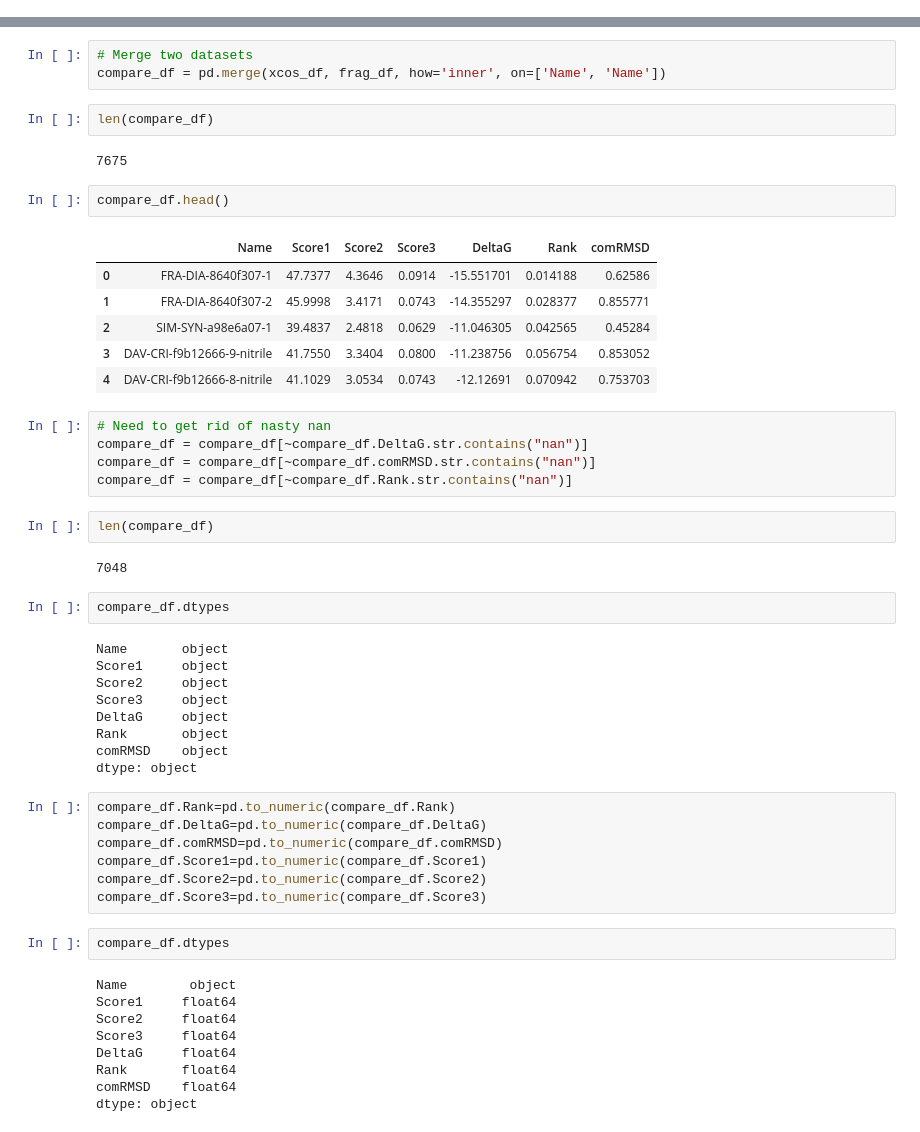
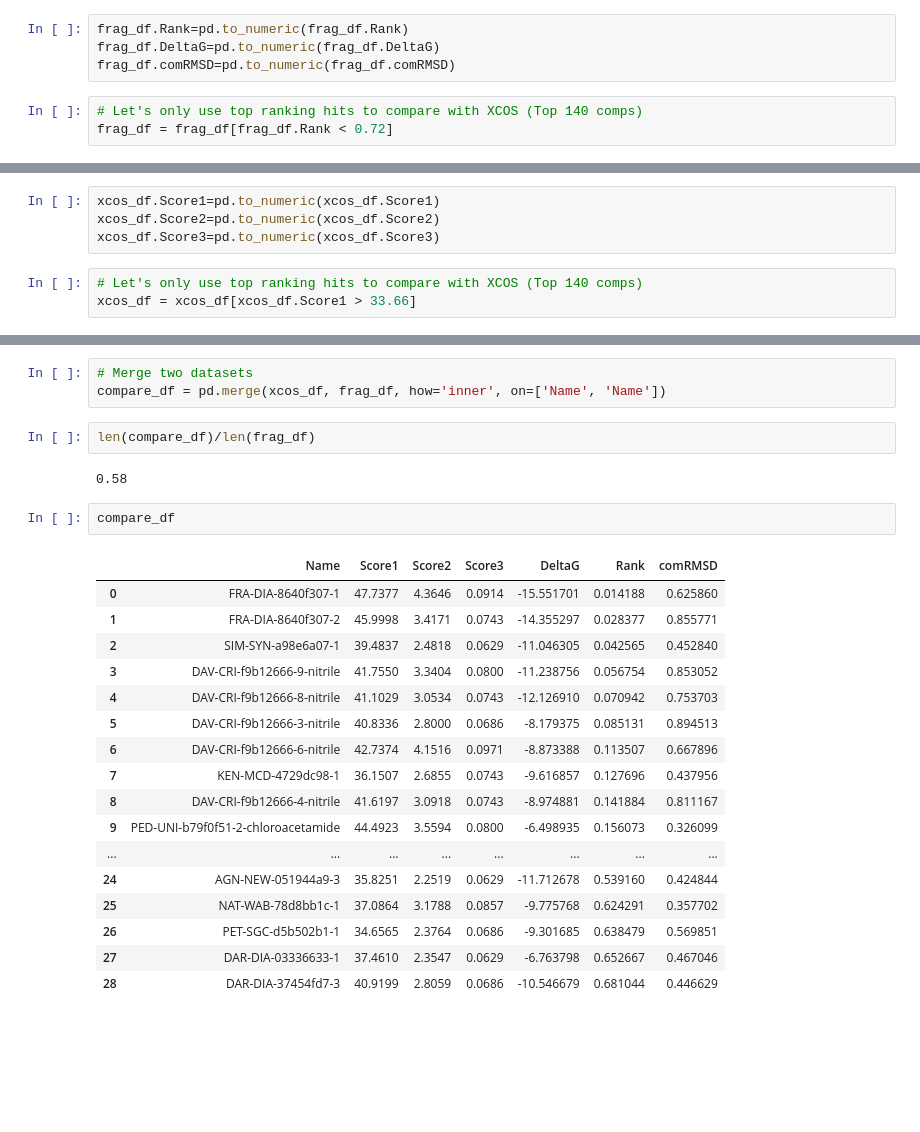
Before and after one commit to Waztom/xchem-notebooks, a Jupyter notebook: XCOSFragmenStein.ipynb, the cells around one changed output, grey strips where cells are left out. Cells and saved outputs as stored; diff of their text form; blank space fills up the shorter version.

```diff
--- a/XCOSFragmenStein.ipynb
+++ b/XCOSFragmenStein.ipynb
@@ -26,0 +32,7 @@ frag_df.head()
+# %%
+frag_df.Rank=pd.to_numeric(frag_df.Rank)
+frag_df.DeltaG=pd.to_numeric(frag_df.DeltaG)
+frag_df.comRMSD=pd.to_numeric(frag_df.comRMSD)
+# %%
+# Let's only use top ranking hits to compare with XCOS (Top 140 comps)
+frag_df = frag_df[frag_df.Rank < 0.72]
@@ -44,3 +80,10 @@ xcos_df.head()
 | 2 | SIM-SYN-a98e6a07-1 | 39.4837 | 2.4818 | 0.0629 |
 | 3 | DAV-CRI-f9b12666-9-nitrile | 41.7550 | 3.3404 | 0.0800 |
 | 4 | DAV-CRI-f9b12666-8-nitrile | 41.1029 | 3.0534 | 0.0743 |
+# %%
+xcos_df.Score1=pd.to_numeric(xcos_df.Score1)
+xcos_df.Score2=pd.to_numeric(xcos_df.Score2)
+xcos_df.Score3=pd.to_numeric(xcos_df.Score3)
+# %%
+# Let's only use top ranking hits to compare with XCOS (Top 140 comps)
+xcos_df = xcos_df[xcos_df.Score1 > 33.66]
@@ -48,56 +104,29 @@ xcos_df.head()
 # Merge two datasets
 compare_df = pd.merge(xcos_df, frag_df, how='inner', on=['Name', 'Name'])
 # %%
-len(compare_df)
+len(compare_df)/len(frag_df)
 # %% [output]
-7675
+0.58
 # %%
-compare_df.head()
+compare_df
 # %% [output]
 |  | Name | Score1 | Score2 | Score3 | DeltaG | Rank | comRMSD |
-| 0 | FRA-DIA-8640f307-1 | 47.7377 | 4.3646 | 0.0914 | -15.551701 | 0.014188 | 0.62586 |
+| 0 | FRA-DIA-8640f307-1 | 47.7377 | 4.3646 | 0.0914 | -15.551701 | 0.014188 | 0.625860 |
 | 1 | FRA-DIA-8640f307-2 | 45.9998 | 3.4171 | 0.0743 | -14.355297 | 0.028377 | 0.855771 |
-| 2 | SIM-SYN-a98e6a07-1 | 39.4837 | 2.4818 | 0.0629 | -11.046305 | 0.042565 | 0.45284 |
+| 2 | SIM-SYN-a98e6a07-1 | 39.4837 | 2.4818 | 0.0629 | -11.046305 | 0.042565 | 0.452840 |
 | 3 | DAV-CRI-f9b12666-9-nitrile | 41.7550 | 3.3404 | 0.0800 | -11.238756 | 0.056754 | 0.853052 |
-| 4 | DAV-CRI-f9b12666-8-nitrile | 41.1029 | 3.0534 | 0.0743 | -12.12691 | 0.070942 | 0.753703 |
+| 4 | DAV-CRI-f9b12666-8-nitrile | 41.1029 | 3.0534 | 0.0743 | -12.126910 | 0.070942 | 0.753703 |
+| 5 | DAV-CRI-f9b12666-3-nitrile | 40.8336 | 2.8000 | 0.0686 | -8.179375 | 0.085131 | 0.894513 |
+| 6 | DAV-CRI-f9b12666-6-nitrile | 42.7374 | 4.1516 | 0.0971 | -8.873388 | 0.113507 | 0.667896 |
+| 7 | KEN-MCD-4729dc98-1 | 36.1507 | 2.6855 | 0.0743 | -9.616857 | 0.127696 | 0.437956 |
+| 8 | DAV-CRI-f9b12666-4-nitrile | 41.6197 | 3.0918 | 0.0743 | -8.974881 | 0.141884 | 0.811167 |
+| 9 | PED-UNI-b79f0f51-2-chloroacetamide | 44.4923 | 3.5594 | 0.0800 | -6.498935 | 0.156073 | 0.326099 |
+| ... | ... | ... | ... | ... | ... | ... | ... |
+| 24 | AGN-NEW-051944a9-3 | 35.8251 | 2.2519 | 0.0629 | -11.712678 | 0.539160 | 0.424844 |
+| 25 | NAT-WAB-78d8bb1c-1 | 37.0864 | 3.1788 | 0.0857 | -9.775768 | 0.624291 | 0.357702 |
+| 26 | PET-SGC-d5b502b1-1 | 34.6565 | 2.3764 | 0.0686 | -9.301685 | 0.638479 | 0.569851 |
+| 27 | DAR-DIA-03336633-1 | 37.4610 | 2.3547 | 0.0629 | -6.763798 | 0.652667 | 0.467046 |
+| 28 | DAR-DIA-37454fd7-3 | 40.9199 | 2.8059 | 0.0686 | -10.546679 | 0.681044 | 0.446629 |
-# %%
-# Need to get rid of nasty nan
-compare_df = compare_df[~compare_df.DeltaG.str.contains("nan")]
-compare_df = compare_df[~compare_df.comRMSD.str.contains("nan")]
-compare_df = compare_df[~compare_df.Rank.str.contains("nan")]
-# %%
-len(compare_df)
-# %% [output]
-7048
-# %%
-compare_df.dtypes
-# %% [output]
-Name       object
-Score1     object
-Score2     object
-Score3     object
-DeltaG     object
-Rank       object
-comRMSD    object
-dtype: object
-# %%
-compare_df.Rank=pd.to_numeric(compare_df.Rank)
-compare_df.DeltaG=pd.to_numeric(compare_df.DeltaG)
-compare_df.comRMSD=pd.to_numeric(compare_df.comRMSD)
-compare_df.Score1=pd.to_numeric(compare_df.Score1)
-compare_df.Score2=pd.to_numeric(compare_df.Score2)
-compare_df.Score3=pd.to_numeric(compare_df.Score3)
-# %%
-compare_df.dtypes
-# %% [output]
-Name        object
-Score1     float64
-Score2     float64
-Score3     float64
-DeltaG     float64
-Rank       float64
-comRMSD    float64
-dtype: object
 # %%
 # Corr when all the data is used?
 np.corrcoef(compare_df.Score1,compare_df.Rank)
```
Also changed, not shown: parts of 9 cells of this notebook, 3 other files.
